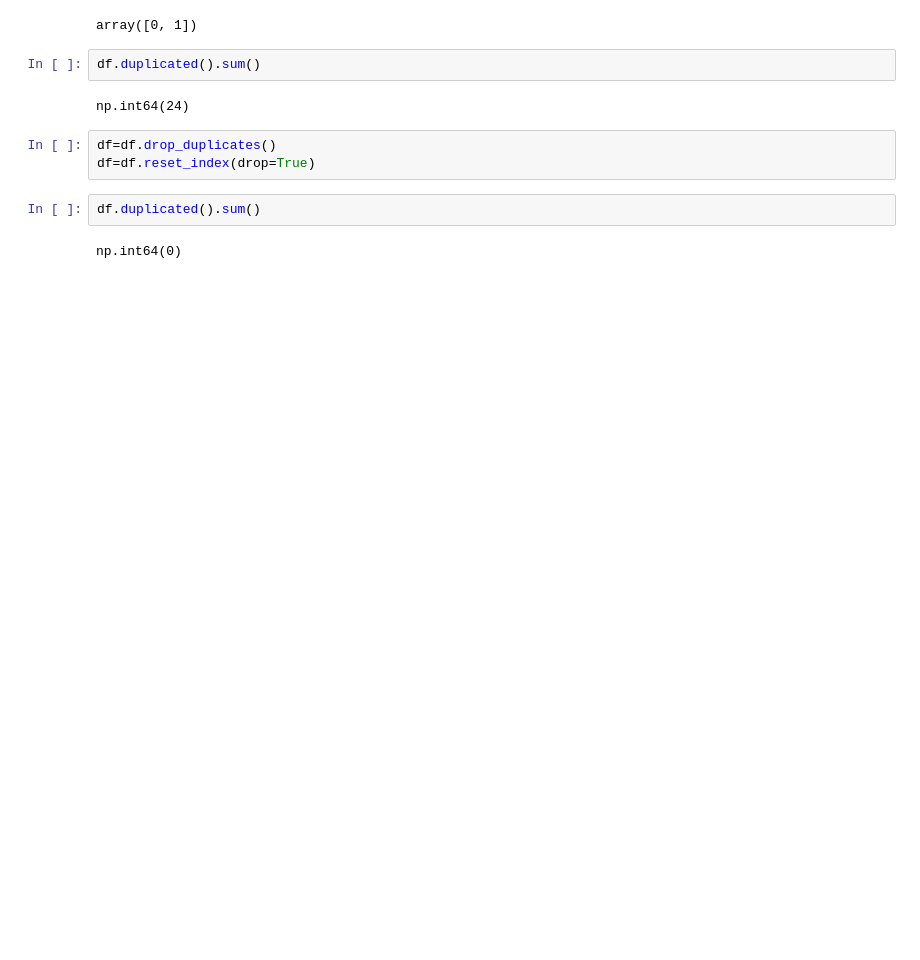
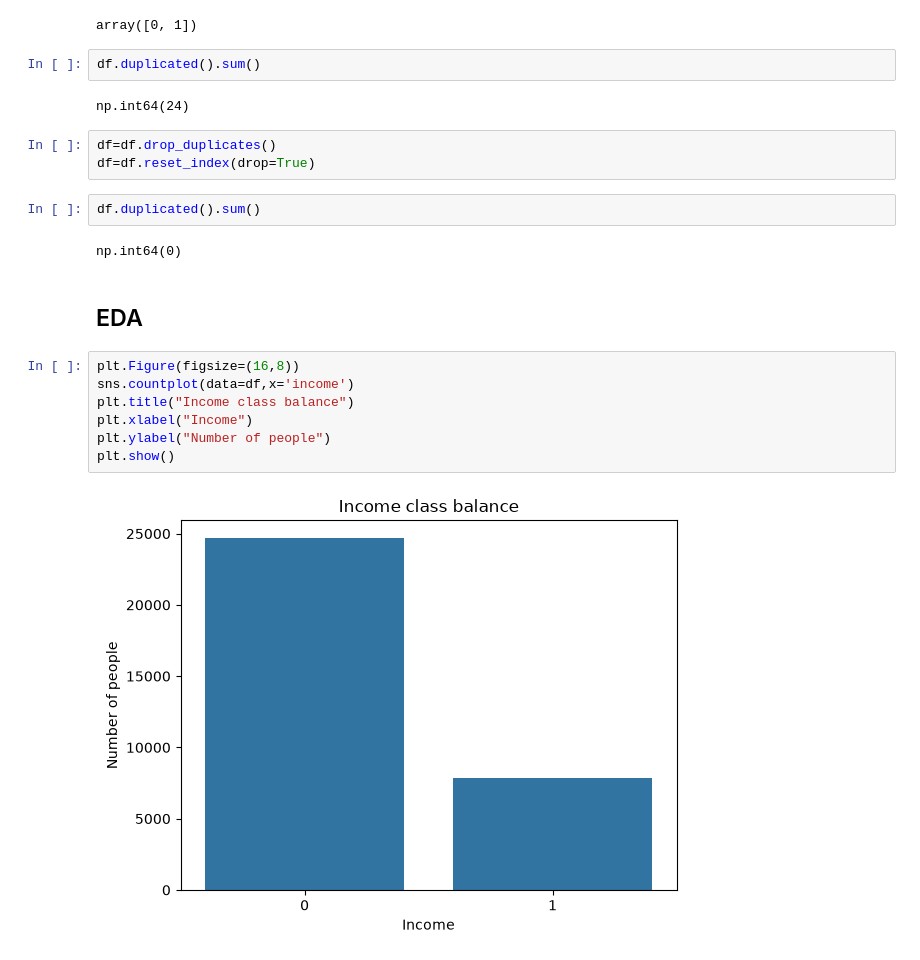
Before and after one commit to AtharvaPandey-coder/loan-approval-fairness-audit, a Jupyter notebook: data.ipynb, the cells around one changed output. Cells and saved outputs as stored; diff of their text form; blank space fills up the shorter version.

Commit message:
Add EDA graphs: class balance, gender income gap, boxplots, heatmap

```diff
--- a/data.ipynb
+++ b/data.ipynb
@@ -255,3 +255,14 @@ df=df.reset_index(drop=True)
 df.duplicated().sum()
 # %% [output]
 np.int64(0)
+# %% [markdown]
+## EDA
+# %%
+plt.Figure(figsize=(16,8))
+sns.countplot(data=df,x='income')
+plt.title("Income class balance")
+plt.xlabel("Income")
+plt.ylabel("Number of people")
+plt.show()
+# %% [output]
+[figure, added]
```
Also changed, not shown: parts of 9 cells of this notebook.
